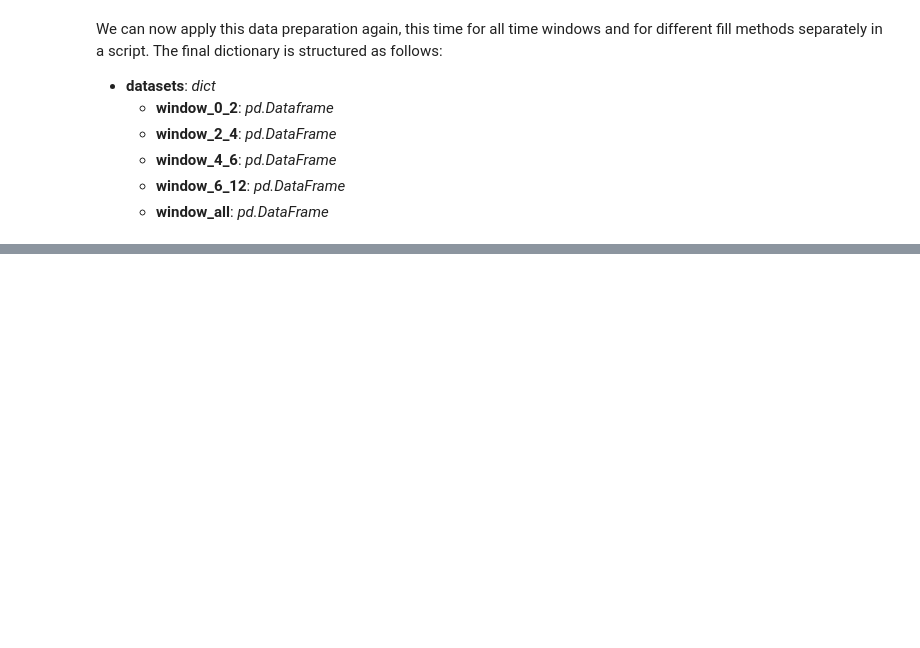
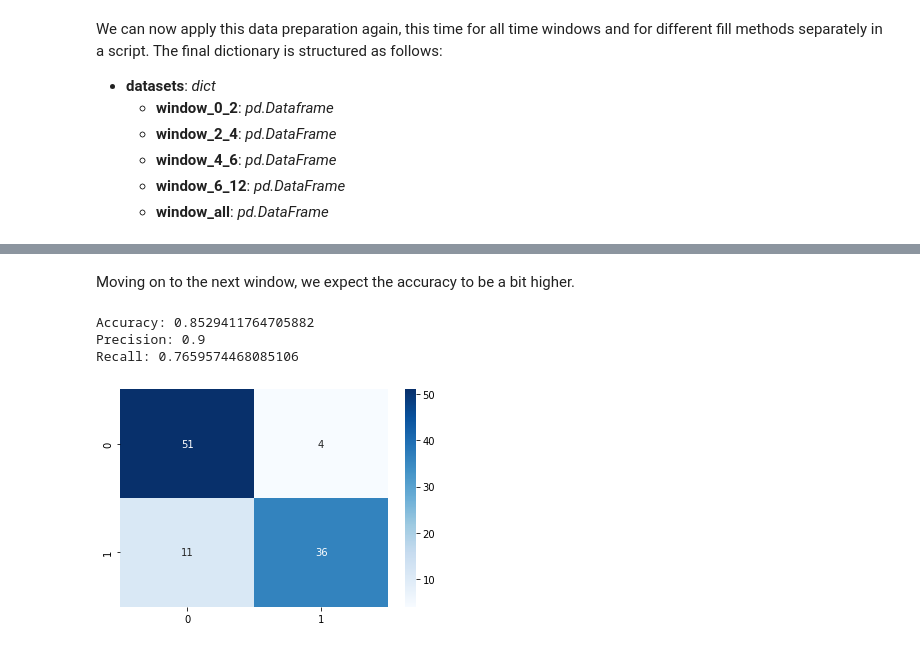
Before and after one commit to JakobSkornik/covid19-admission, a Jupyter notebook: main.ipynb, the cells around one changed output, grey strips where cells are left out. Saved outputs shown, nothing was run; the diff lists cells and outputs as text; code cells hidden in the pictures; blank space fills up the shorter version.

```diff
--- a/main.ipynb
+++ b/main.ipynb
@@ -323,0 +338,13 @@ test = datasets["window_0_2"]
+# %% [markdown]
+Moving on to the next window, we expect the accuracy to be a bit higher.
+# %%
+(test, pred) = util.random_forest(df=datasets["window_2_4"], target="TARGET")
+
+evaluation = util.evaluate(test, pred)
+util.visualize_confusion_matrix(test, pred)
+print(evaluation)
+# %% [output]
+Accuracy: 0.8529411764705882
+Precision: 0.9
+Recall: 0.7659574468085106
+[figure, added]
```
Also changed, not shown: parts of 9 cells of this notebook.
